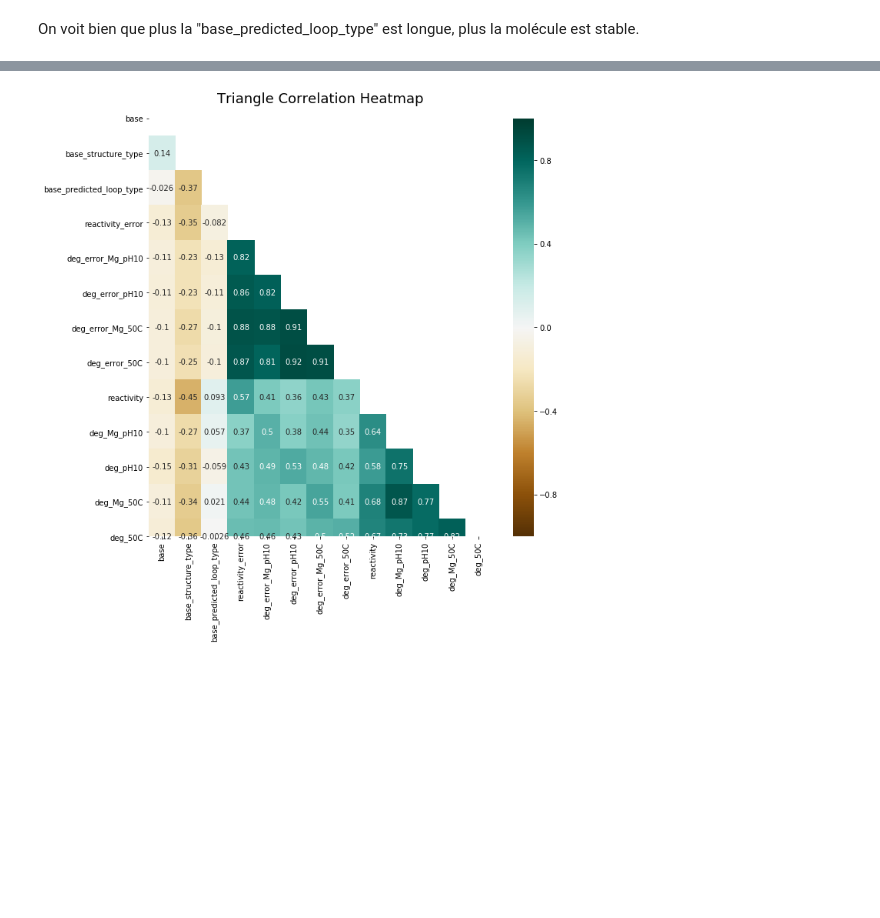
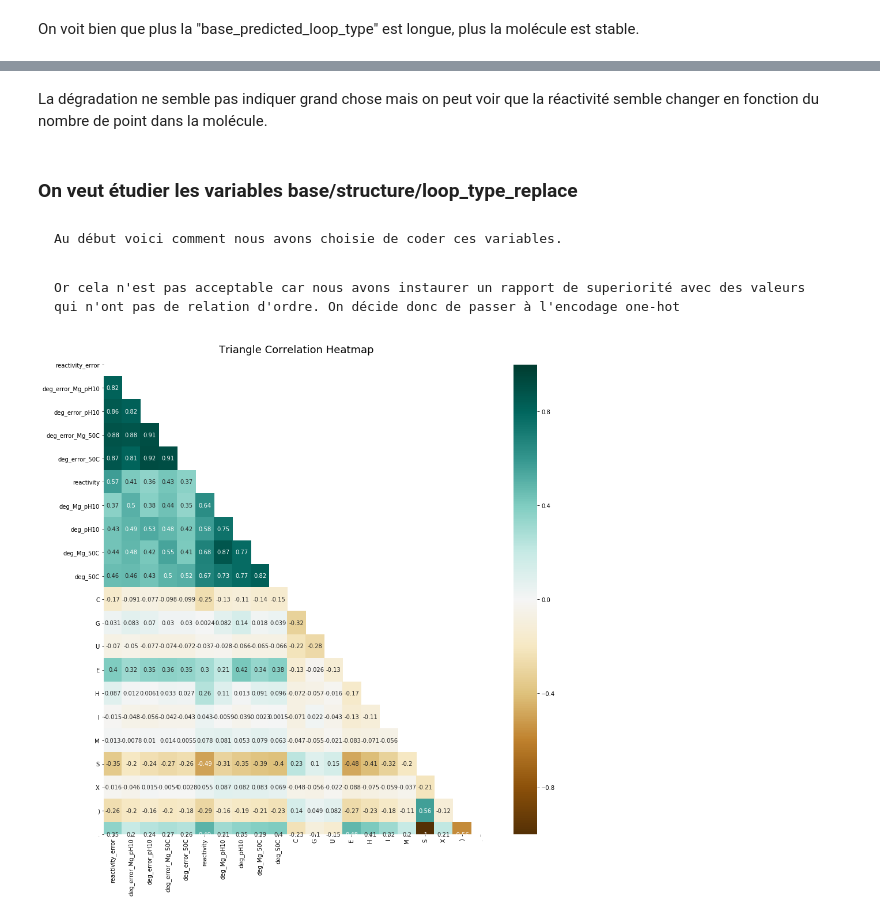
Before and after one commit to DataCampM2DSSAF/suivi-du-data-camp-Sun-Brul-, a Jupyter notebook: Code/description_donnees.ipynb, the cells around one changed output, grey strips where cells are left out. Drawn from its saved outputs; the diff is of its cells as text; code cells hidden in the pictures; blank space fills up the shorter version.

```diff
--- a/Code/description_donnees.ipynb
+++ b/Code/description_donnees.ipynb
@@ -327,31 +393,43 @@ On voit bien que plus la "base_predicted_loop_type" est longue, plus la molécul
+# %% [markdown]
+La dégradation ne semble pas indiquer grand chose mais on peut voir que la réactivité semble changer en fonction du nombre de point dans la molécule.
+# %% [markdown]
+### On veut étudier les variables base/structure/loop_type_replace
+# %% [markdown]
+    Au début voici comment nous avons choisie de coder ces variables.
 # %%
-base_replace = {'G':0, 'A':1, 'C':2, 'U':3}
-structure_replace ={'.':0, '(':1, ')':2}
-loop_type_replace = {'E':0, 'S':1, 'H':2, 'B':3, 'X':4, 'I':5, 'M':6}
+#base_replace = {'G':0, 'A':1, 'C':2, 'U':3}
+#structure_replace ={'.':0, '(':1, ')':2}
+#loop_type_replace = {'E':0, 'S':1, 'H':2, 'B':3, 'X':4, 'I':5, 'M':6}
 
-replace_types = [base_replace, structure_replace, loop_type_replace]
-
-# vary the proportion of S/N data in the train test, use validation set to tune the
-def fianle_transform (dataframe, replace_type):
-    # filter with SN_filter criteria
-    data_filter = dataframe[dataframe["SN_filter"] == 1]
-
-    #use expend to change feature
-    data_filter_seq = expend_feature(data_filter)
-
-    #make feature to integer
-    for r_types in replace_type:
-        data_filter_seq = data_filter_seq.replace(r_types)
-
-    return data_filter_seq
+#replace_types = [base_replace, structure_replace, loop_type_replace]
+# %% [markdown]
+    Or cela n'est pas acceptable car nous avons instaurer un rapport de superiorité avec des valeurs qui n'ont pas de relation d'ordre. On décide donc de passer à l'encodage one-hot
+# %%
+# vary the proportion of S/N data in the train test, use validation set to tune the
+def fianle_transform (dataframe):
+    # filter with SN_filter criteria
+    data_filter = dataframe[dataframe["SN_filter"] == 1]
+
+    #use expend to change feature
+    data_filter_seq = expend_feature(data_filter)
+
+    #make feature onehot encoding
+    one_hot_base = pd.get_dummies(data_filter_seq['base'],drop_first=True) #drop "A"
+    one_hot_loop = pd.get_dummies(data_filter_seq['base_predicted_loop_type'],drop_first=True) # drop "B"
+    one_hot_struct = pd.get_dummies(data_filter_seq['base_structure_type'],drop_first=True)# drop "("
+
+    #final dataset
+    data_filter_seq = data_filter_seq.drop(["base", "base_predicted_loop_type","base_structure_type"], axis = 1)
+    df = pd.concat([data_filter_seq,one_hot_base, one_hot_loop ,one_hot_struct], axis = 1)
+    return df
 # %%
-seq_filter = fianle_transform(train, replace_types)
+seq_filter = fianle_transform(train)
 # %%
-fig, ax = plt.subplots(figsize=(10,10))
+fig, ax = plt.subplots(figsize=(15,15))
 mask = np.triu(np.ones_like(seq_filter.corr(method= 'pearson'), dtype=np.bool))
 heatmap = sns.heatmap(seq_filter.corr(), mask=mask, vmin=-1, vmax=1, annot=True, cmap='BrBG')
 heatmap.set_title('Triangle Correlation Heatmap', fontdict={'fontsize':18}, pad=20);
 # %% [output]
-[figure, old version]
+[figure, new version]
 # %%
 seq_filter.to_csv('seq_filter.csv')
```
Also changed, not shown: parts of 19 cells of this notebook.
